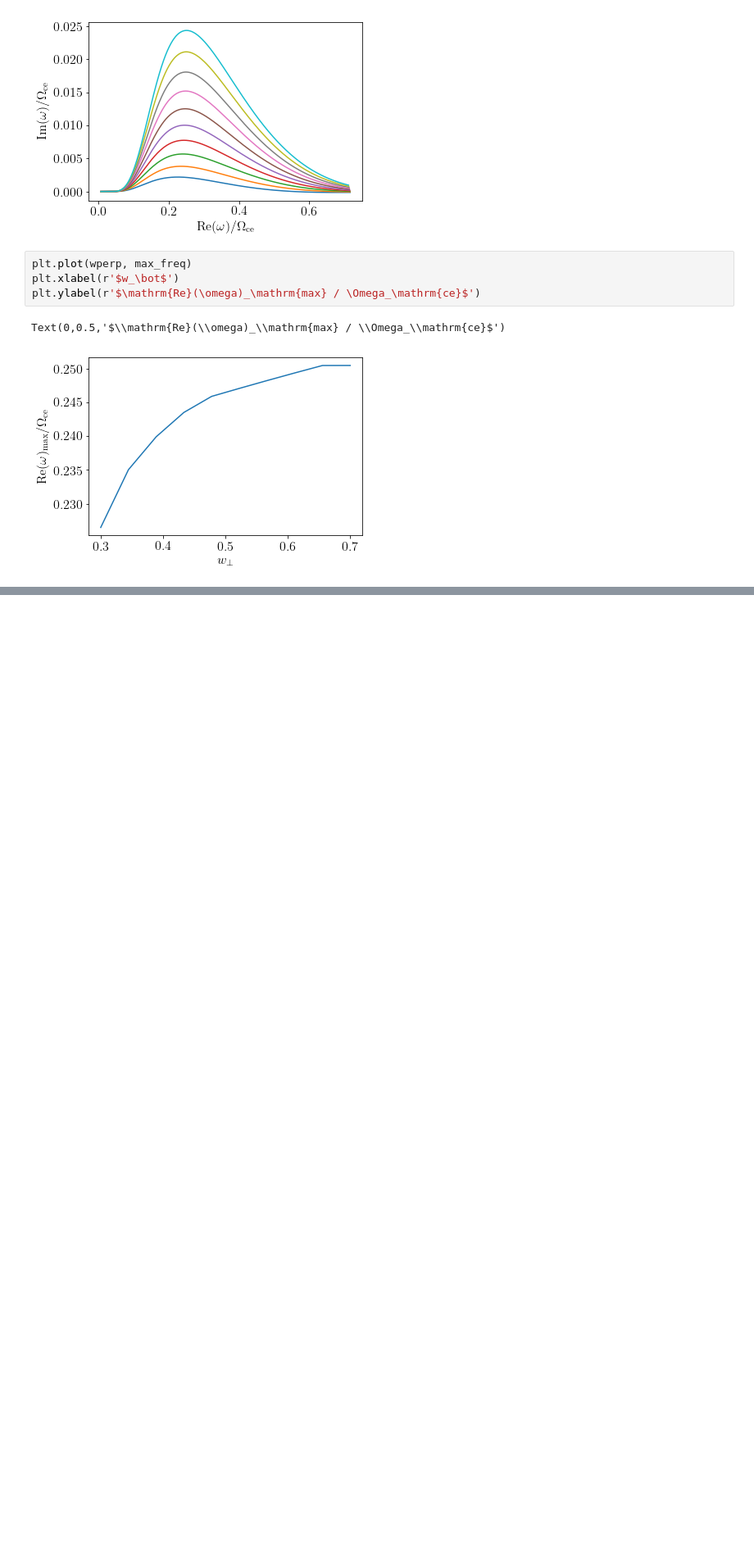
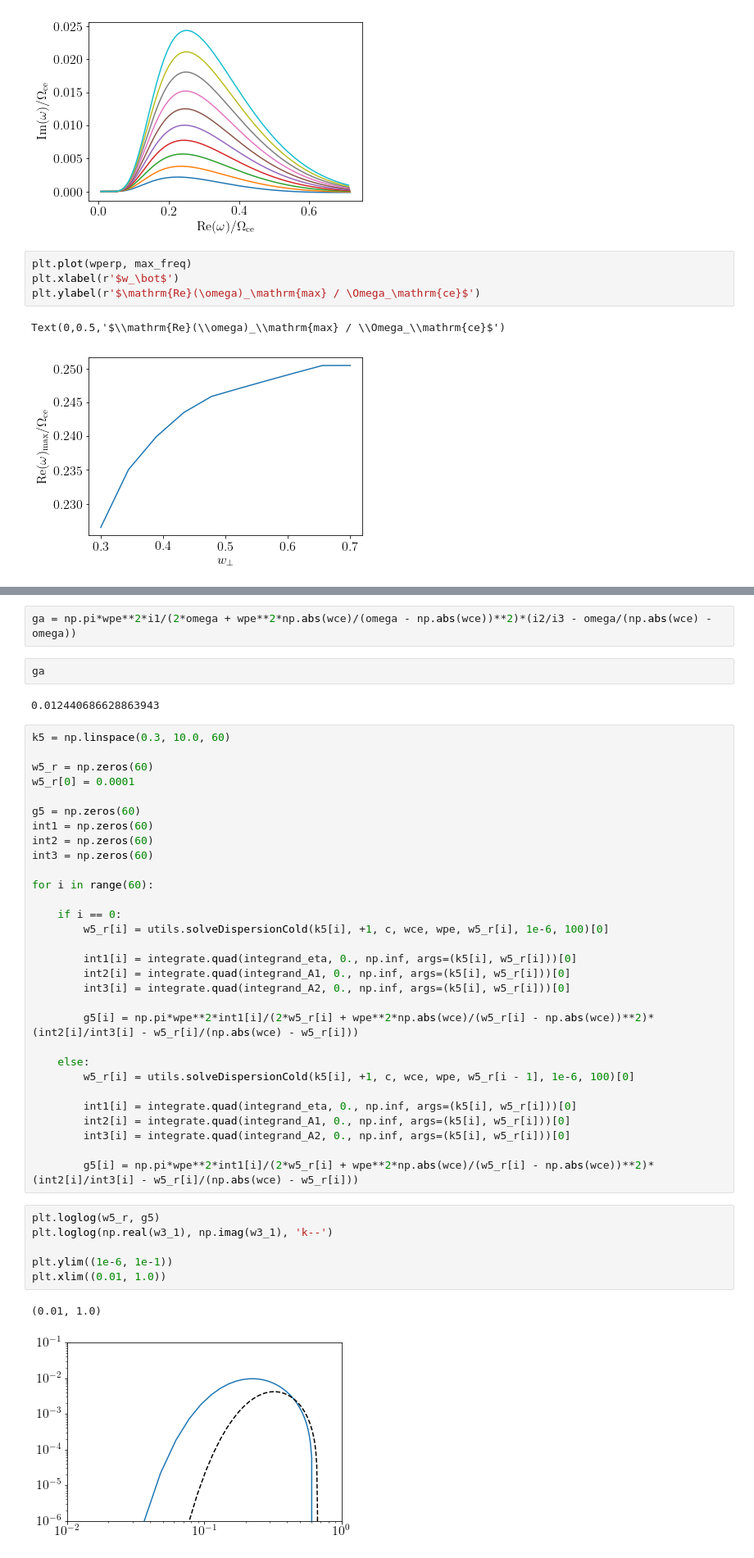
Before and after one commit to ratnania/mhd, a Jupyter notebook: 02_HybridModelling/11_DispersionRelations.ipynb, the cells around one changed output, grey strips where cells are left out. Shown at 82% size. Drawn from its saved outputs; the diff is of its cells as text; blank space fills up the shorter version.

```diff
--- a/02_HybridModelling/11_DispersionRelations.ipynb
+++ b/02_HybridModelling/11_DispersionRelations.ipynb
@@ -402,0 +433,45 @@ Text(0,0.5,'$\\mathrm{Re}(\\omega)_\\mathrm{max} / \\Omega_\\mathrm{ce}$')
+# %%
+ga = np.pi*wpe**2*i1/(2*omega + wpe**2*np.abs(wce)/(omega - np.abs(wce))**2)*(i2/i3 - omega/(np.abs(wce) - omega))
+# %%
+ga
+# %% [output]
+0.012440686628863943
+# %%
+k5 = np.linspace(0.3, 10.0, 60)
+
+w5_r = np.zeros(60)
+w5_r[0] = 0.0001
+
+g5 = np.zeros(60)
+int1 = np.zeros(60)
+int2 = np.zeros(60)
+int3 = np.zeros(60)
+
+for i in range(60):
+
+    if i == 0:
+        w5_r[i] = utils.solveDispersionCold(k5[i], +1, c, wce, wpe, w5_r[i], 1e-6, 100)[0]
+
+        int1[i] = integrate.quad(integrand_eta, 0., np.inf, args=(k5[i], w5_r[i]))[0]
+        int2[i] = integrate.quad(integrand_A1, 0., np.inf, args=(k5[i], w5_r[i]))[0]
+        int3[i] = integrate.quad(integrand_A2, 0., np.inf, args=(k5[i], w5_r[i]))[0]
+
+        g5[i] = np.pi*wpe**2*int1[i]/(2*w5_r[i] + wpe**2*np.abs(wce)/(w5_r[i] - np.abs(wce))**2)*(int2[i]/int3[i] - w5_r[i]/(np.abs(wce) - w5_r[i]))
+
+    else:
+        w5_r[i] = utils.solveDispersionCold(k5[i], +1, c, wce, wpe, w5_r[i - 1], 1e-6, 100)[0]
+
+        int1[i] = integrate.quad(integrand_eta, 0., np.inf, args=(k5[i], w5_r[i]))[0]
+        int2[i] = integrate.quad(integrand_A1, 0., np.inf, args=(k5[i], w5_r[i]))[0]
+        int3[i] = integrate.quad(integrand_A2, 0., np.inf, args=(k5[i], w5_r[i]))[0]
+
+        g5[i] = np.pi*wpe**2*int1[i]/(2*w5_r[i] + wpe**2*np.abs(wce)/(w5_r[i] - np.abs(wce))**2)*(int2[i]/int3[i] - w5_r[i]/(np.abs(wce) - w5_r[i]))
+# %%
+plt.loglog(w5_r, g5)
+plt.loglog(np.real(w3_1), np.imag(w3_1), 'k--')
+
+plt.ylim((1e-6, 1e-1))
+plt.xlim((0.01, 1.0))
+# %% [output]
+(0.01, 1.0)
+[figure, added]
```
Also changed, not shown: parts of 11 cells of this notebook, 9 other files.
